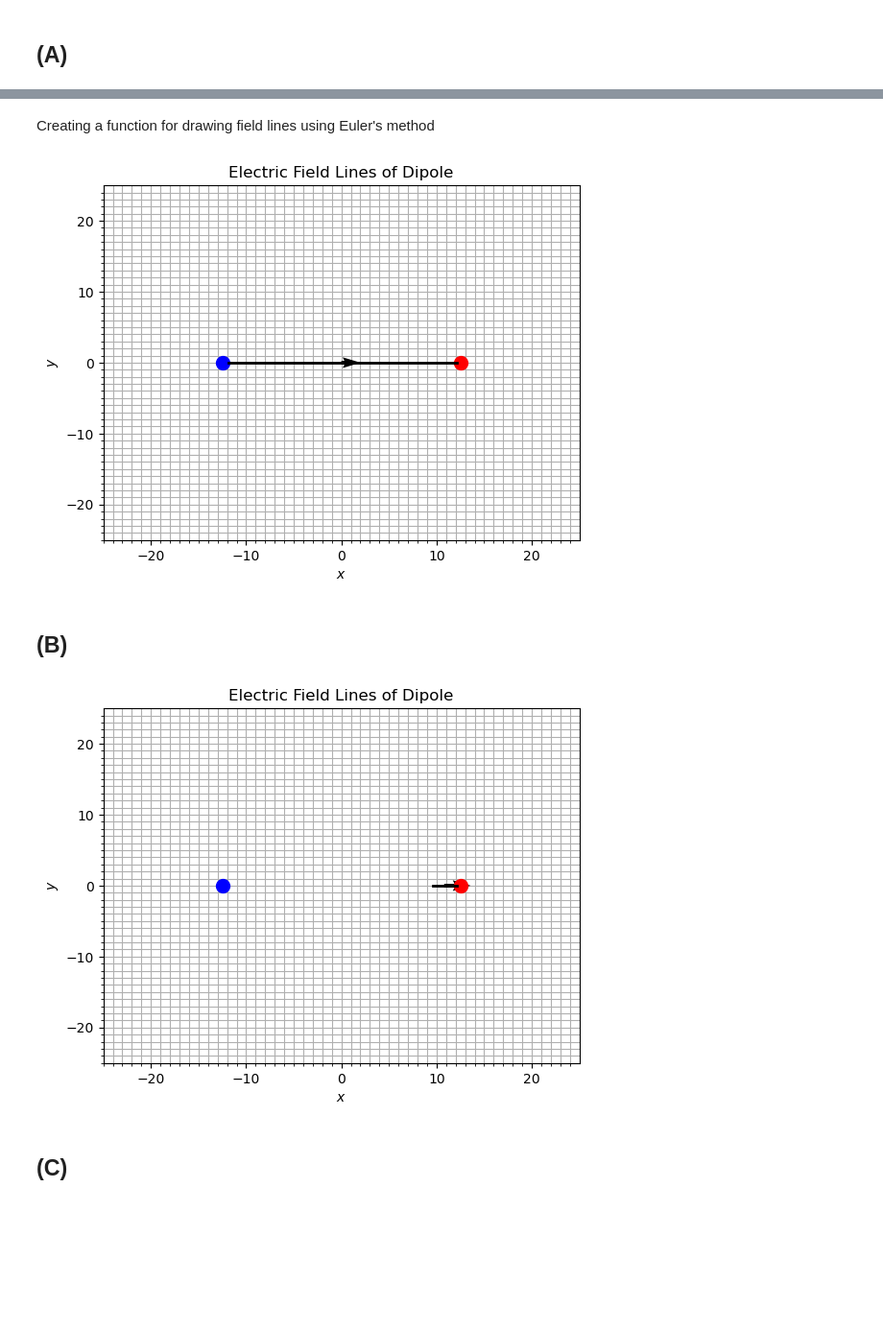
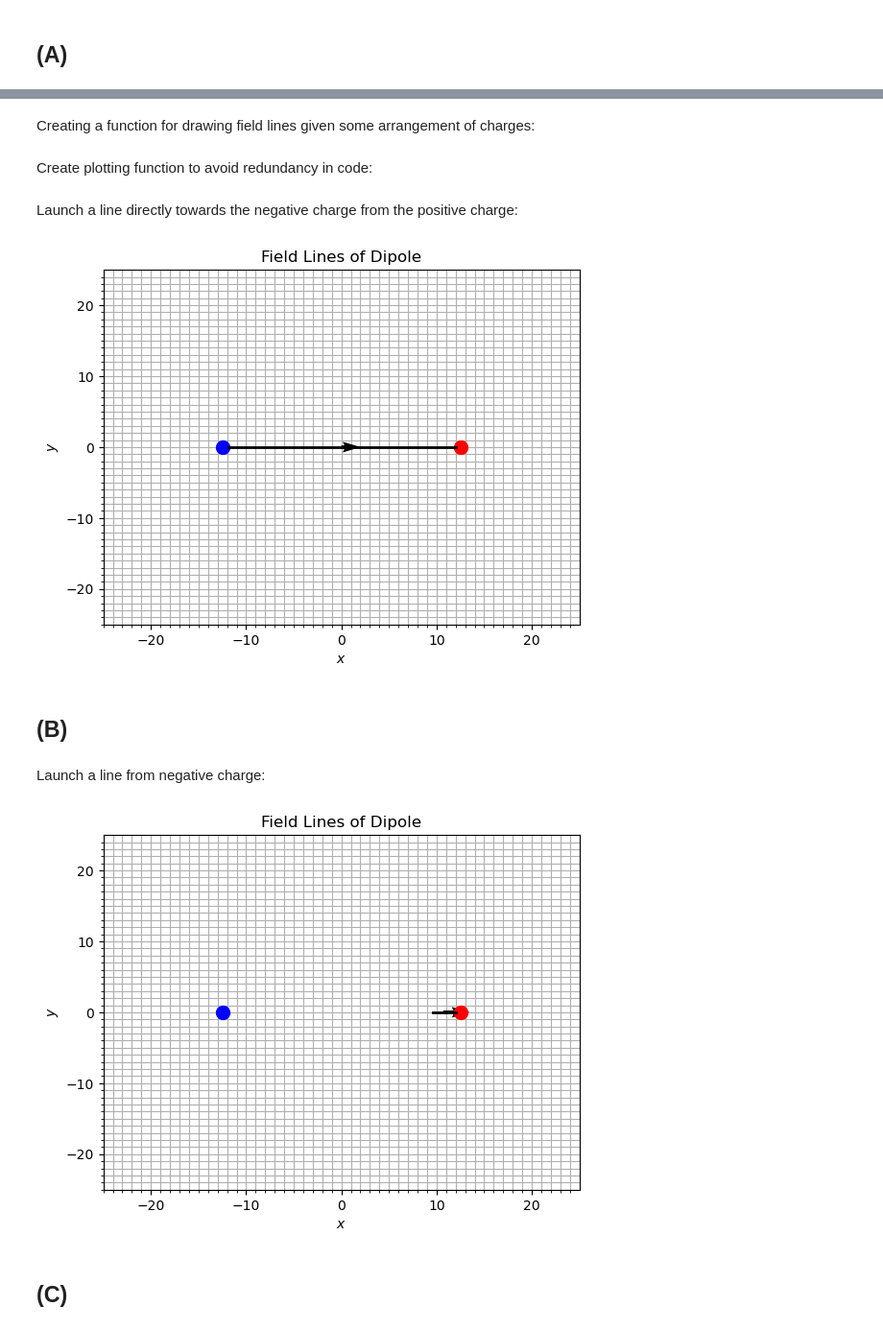
Before and after one commit to a-gilotra/Computational_EM, a Jupyter notebook: Unit2.ipynb, the cells around one changed output, grey strips where cells are left out. Shown at 96% size. Drawn from its saved outputs; the diff is of its cells as text; code cells hidden in the pictures; blank space fills up the shorter version.

```diff
--- a/Unit2.ipynb
+++ b/Unit2.ipynb
@@ -179,71 +182,93 @@ def e_fieldp(charges, x, y):
 
     return Ex, Ey
 # %% [markdown]
-Creating a function for drawing field lines using Euler's method
+Creating a function for drawing field lines given some arrangement of charges:
 # %%
 def field_lines(charges, xi, yi, lim, h=0.1):
     x, y = xi, yi
     trajx, trajy = np.array([]), np.array([])
+
+    # Only inputting dipoles -> second charge must be the negative one
     neg_charge = charges[1]
+
+
     while True:
         Ex, Ey = e_fieldp(charges, x, y)
+
         Emag = np.hypot(Ex, Ey)
-        x += h * Ex/Emag
+        x += h * Ex/Emag # Normalize electric field strength for uniform step size
         y += h * Ey/Emag
+
         dxneg, dyneg = neg_charge.x - x, neg_charge.y - y
-        R = np.hypot(dxneg, dyneg)
+        R = np.hypot(dxneg, dyneg) # Distance from point to negative charge
+
+        # Stop loop if field-lines are within 0.5 of the negative charge
+        if R < 0.5:
+            break
+
         trajx = np.append(trajx, x)
         trajy = np.append(trajy, y)
 
-        # Wrap around to the right side
+        # Wrap around to the other side once field-lines reach edge of box
         if x < -lim or x > lim or y < -lim or y > lim:
-            x = -x
-            R = np.hypot(x - neg_charge.x, y - neg_charge.y)
-            continue
-
-        if R < 0.5:
-            break
+            x = -x # Charges are symmetric about y-axis -> field lines going to left are mirror of field lines going to right
 
     return trajx, trajy
+# %% [markdown]
+Create plotting function to avoid redundancy in code:
 # %%
 def mplot(dip_pos, lim):
     _, ax = plt.subplots(1,1)
     msize = 100
+
+    # Plot points where dipole charges are located
     ax.scatter(dip_pos[0, 0], dip_pos[1, 0],s=msize, marker='o', color='blue', zorder=2)
     ax.scatter(dip_pos[0, 1], dip_pos[1, 1],s=msize, marker='o', color='red', zorder=2)
+
     ax.set_xlim(-lim, lim)
     ax.set_ylim(-lim, lim)
-    ax.set_xticks(np.arange(-25, 25, 1), minor=True)
-    ax.set_yticks(np.arange(-25, 25, 1), minor=True)
+
+    ax.set_xticks(np.arange(-lim, lim, 1), minor=True)
+    ax.set_yticks(np.arange(-lim, lim, 1), minor=True)
     ax.grid(which='both')
     ax.set_axisbelow(True)
+
     ax.set_xlabel('$x$')
     ax.set_ylabel('$y$')
-    ax.set_title('Electric Field Lines of Dipole')
+    ax.set_title('Field Lines of Dipole')
+
     return ax
+# %% [markdown]
+Launch a line directly towards the negative charge from the positive charge:
 # %%
-lim = 25
-dip_pos = np.array([[-lim/2, lim/2], [0, 0]])
-dipole = np.array([Charge(dip_pos[0, 0], dip_pos[1, 0], 1), Charge(dip_pos[0, 1], dip_pos[1, 1], -1)])
+lim = 25 # Set limits of plot
+dip_pos = np.array([[-lim/2, lim/2], [0, 0]]) # Set dipole position (horizontally symmetric about origin)
+dipole = np.array([Charge(dip_pos[0, 0], dip_pos[1, 0], 1), Charge(dip_pos[0, 1], dip_pos[1, 1], -1)]) # Array of charges
+
 trajx1, trajy1 = field_lines(dipole, dip_pos[0, 0]+0.5, 0, lim)
 ax1 = mplot(dip_pos, lim)
 ax1.plot(trajx1, trajy1, "k-", linewidth=2)
+
+# Create arrow halfway pointing in +x direction
 ax1.quiver(trajx1[int(len(trajx1)/2-1)], trajy1[int(len(trajy1)/2-1)], trajx1[int(len(trajx1)/2-1)]+0.2, 0, scale=1.0, scale_units='inches')
+
 plt.show()
 # %% [output]
-[figure, old version]
+[figure, new version]
 # %% [markdown]
 ## (B)
+# %% [markdown]
+Launch a line from negative charge:
 # %%
-lim = 25
-dip_pos = np.array([[-lim/2, lim/2], [0, 0]])
-dipole = np.array([Charge(dip_pos[0, 0], dip_pos[1, 0], 1), Charge(dip_pos[0, 1], dip_pos[1, 1], -1)])
 trajx1, trajy1 = field_lines(dipole, dip_pos[0, 1]-3, dip_pos[1,1], lim)
 ax2 = mplot(dip_pos, lim)
 ax2.plot(trajx1, trajy1, "k-", linewidth=2)
-ax2.quiver(trajx1[int(len(trajx1)/2-1)], trajy1[int(len(trajy1)/2-1)], trajx1[int(len(trajx1)/2-1)] + 0.2, 0)
+
+# Create arrow pointing in +x direction
+ax2.quiver(trajx1[int(len(trajx1)/2-1)], trajy1[int(len(trajy1)/2-1)], 1, 0)
+
 plt.show()
 # %% [output]
-[figure, old version]
+[figure, new version]
 # %% [markdown]
 ## (C)
```
Also changed, not shown: parts of 11 cells of this notebook, 1 other file.
